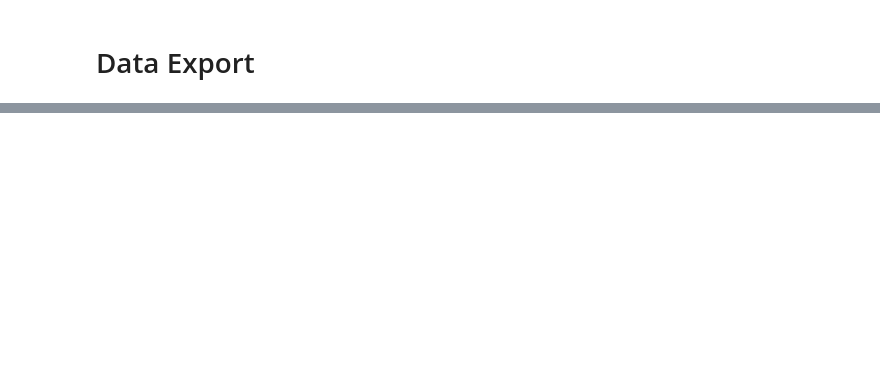
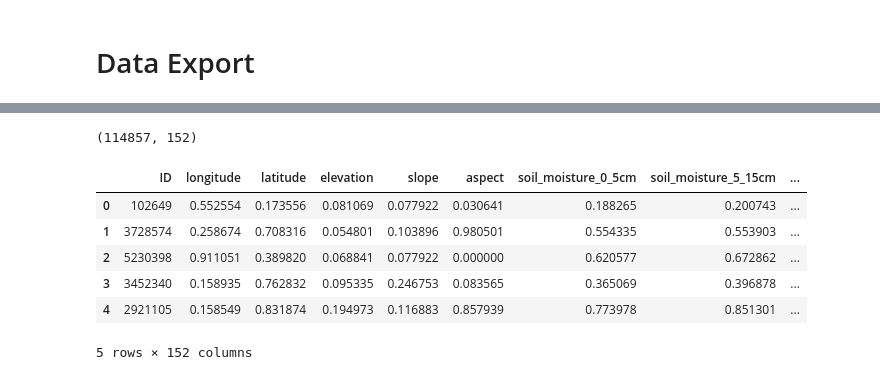
Before and after one commit to awilliams101111/dst-group-work, a Jupyter notebook: GlobalGeoTree/DPP-AW.ipynb, the cells around one changed output, grey strips where cells are left out. Cells and saved outputs as stored; diff of their text form; code cells hidden in the pictures; blank space fills up the shorter version.

```diff
--- a/GlobalGeoTree/DPP-AW.ipynb
+++ b/GlobalGeoTree/DPP-AW.ipynb
@@ -433,0 +503,15 @@ df.head()
+# %%
+dfTest.sort_values('ID', ascending=True)
+
+print(dfTest.shape)
+
+dfTest.head()
+# %% [output]
+(114857, 152)
+|  | ID | longitude | latitude | elevation | slope | aspect | soil_moisture_0_5cm | soil_moisture_5_15cm | ... |
+| 0 | 102649 | 0.552554 | 0.173556 | 0.081069 | 0.077922 | 0.030641 | 0.188265 | 0.200743 | ... |
+| 1 | 3728574 | 0.258674 | 0.708316 | 0.054801 | 0.103896 | 0.980501 | 0.554335 | 0.553903 | ... |
+| 2 | 5230398 | 0.911051 | 0.389820 | 0.068841 | 0.077922 | 0.000000 | 0.620577 | 0.672862 | ... |
+| 3 | 3452340 | 0.158935 | 0.762832 | 0.095335 | 0.246753 | 0.083565 | 0.365069 | 0.396878 | ... |
+| 4 | 2921105 | 0.158549 | 0.831874 | 0.194973 | 0.116883 | 0.857939 | 0.773978 | 0.851301 | ... |
+5 rows × 152 columns
```
Also changed, not shown: parts of 34 cells of this notebook.
